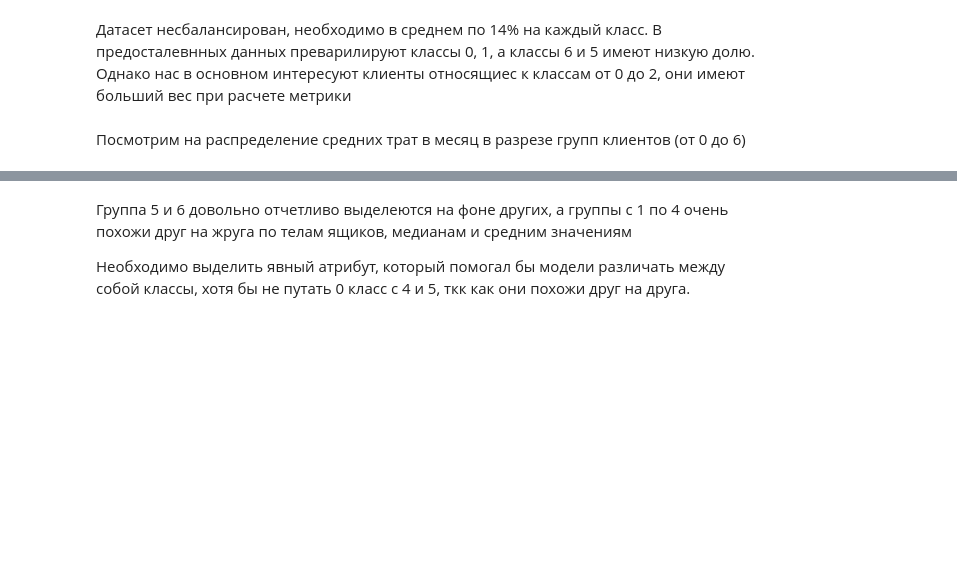
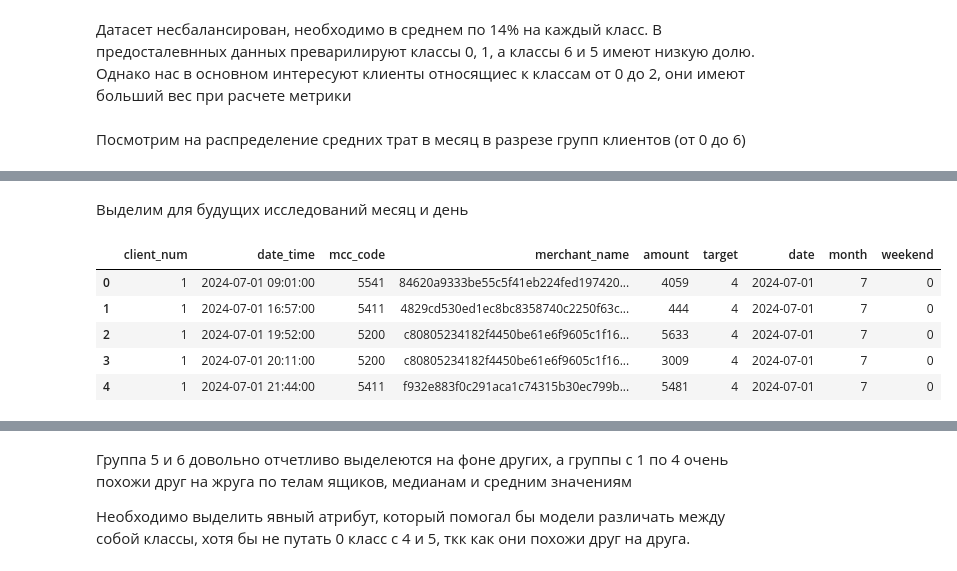
Before and after one commit to ATHigh/Alfa-Summer-Challenge, a Jupyter notebook: src/solution.ipynb, the cells around one changed output, grey strips where cells are left out. Cells and saved outputs as stored; diff of their text form; code cells hidden in the pictures; blank space fills up the shorter version.

```diff
--- a/src/solution.ipynb
+++ b/src/solution.ipynb
@@ -150,0 +191,2 @@ df_train_merged = df_txn_train.merge(df_train, how='inner', on='client_num')
+# %% [markdown]
+Выделим для будущих исследований месяц и день
@@ -150,0 +197,9 @@ df_train_merged = df_txn_train.merge(df_train, how='inner', on='client_num')
+# %%
+df_train_merged.head()
+# %% [output]
+|  | client_num | date_time | mcc_code | merchant_name | amount | target | date | month | weekend |
+| 0 | 1 | 2024-07-01 09:01:00 | 5541 | 84620a9333be55c5f41eb224fed197420... | 4059 | 4 | 2024-07-01 | 7 | 0 |
+| 1 | 1 | 2024-07-01 16:57:00 | 5411 | 4829cd530ed1ec8bc8358740c2250f63c... | 444 | 4 | 2024-07-01 | 7 | 0 |
+| 2 | 1 | 2024-07-01 19:52:00 | 5200 | c80805234182f4450be61e6f9605c1f16... | 5633 | 4 | 2024-07-01 | 7 | 0 |
+| 3 | 1 | 2024-07-01 20:11:00 | 5200 | c80805234182f4450be61e6f9605c1f16... | 3009 | 4 | 2024-07-01 | 7 | 0 |
+| 4 | 1 | 2024-07-01 21:44:00 | 5411 | f932e883f0c291aca1c74315b30ec799b... | 5481 | 4 | 2024-07-01 | 7 | 0 |
```
Also changed, not shown: parts of 76 cells of this notebook.
